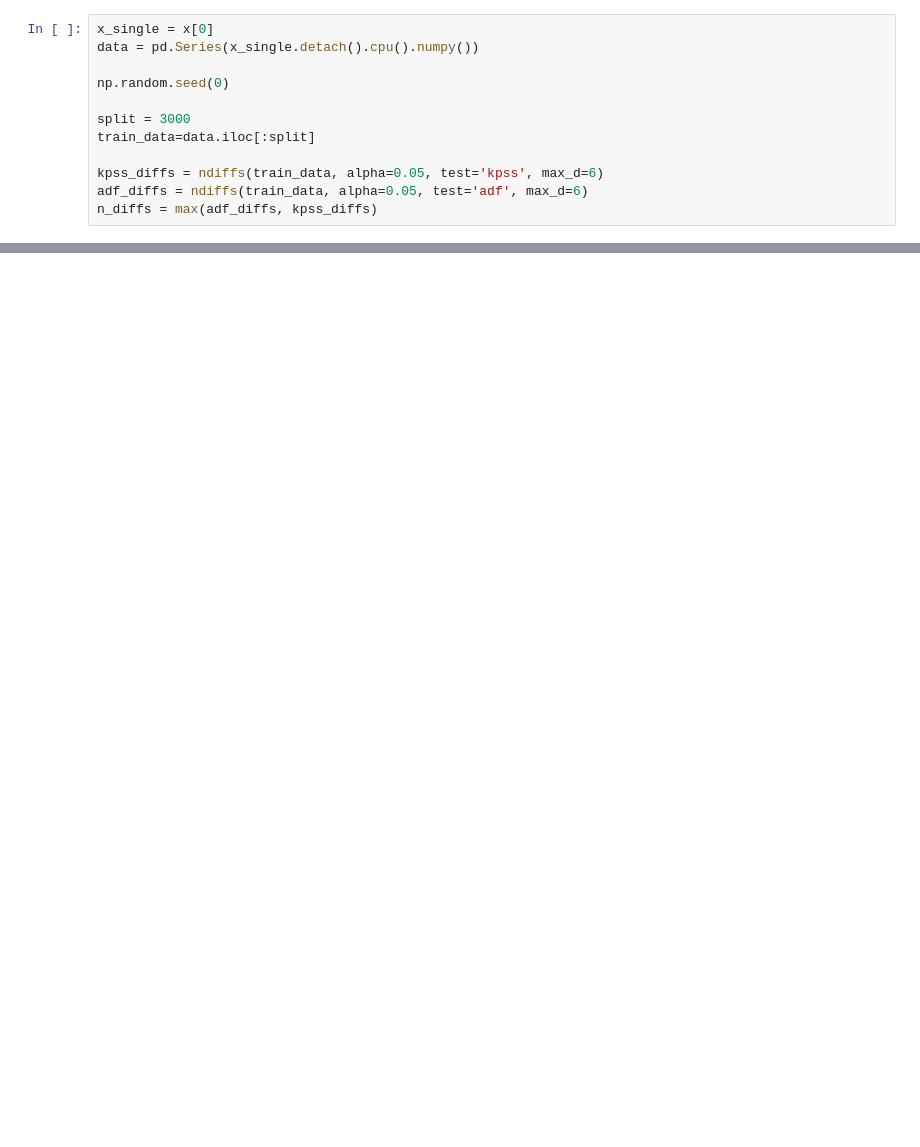
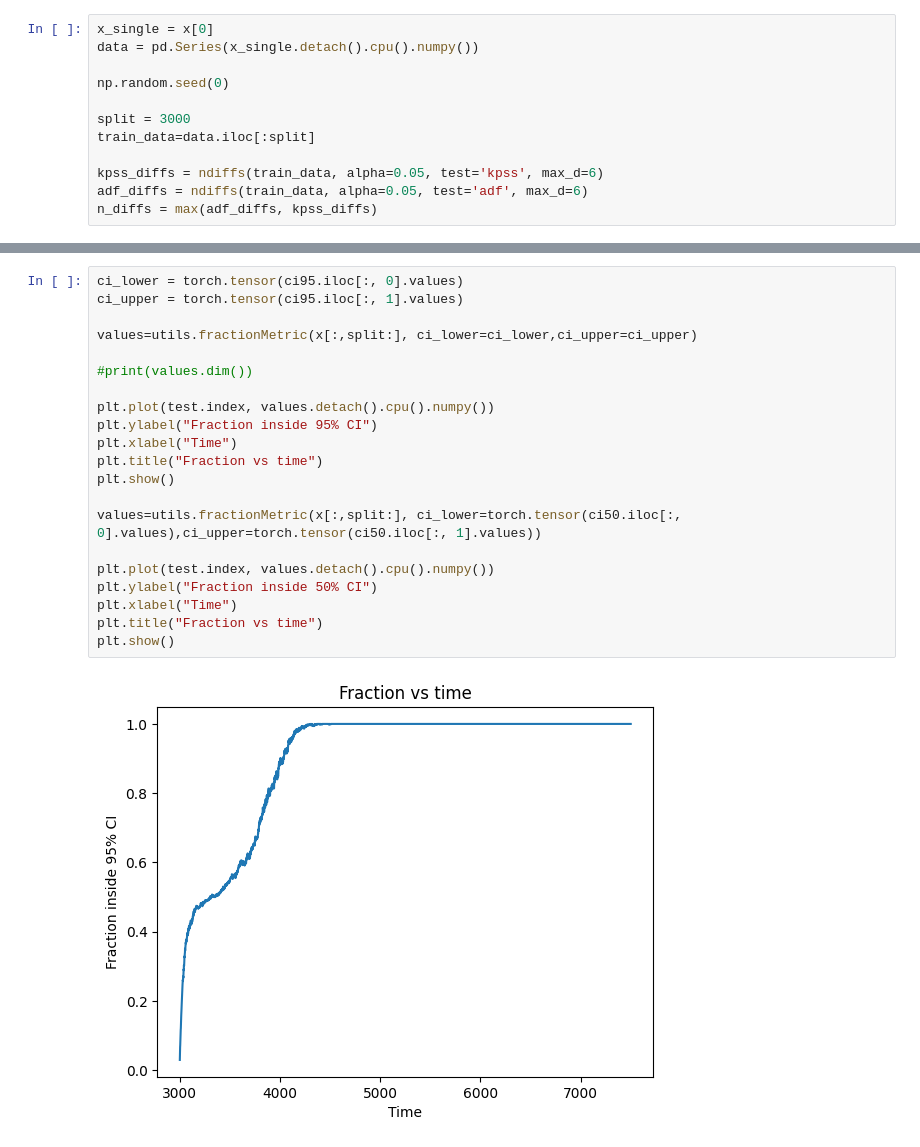
Before and after one commit to 12Mahmud99/ARIMA, a Jupyter notebook: arima_dw.ipynb, the cells around one changed output, grey strips where cells are left out. Saved outputs shown, nothing was run; the diff lists cells and outputs as text; blank space fills up the shorter version.

```diff
--- a/arima_dw.ipynb
+++ b/arima_dw.ipynb
@@ -97,0 +94,23 @@ plt.show()
+# %%
+ci_lower = torch.tensor(ci95.iloc[:, 0].values)
+ci_upper = torch.tensor(ci95.iloc[:, 1].values)
+
+values=utils.fractionMetric(x[:,split:], ci_lower=ci_lower,ci_upper=ci_upper)
+
+#print(values.dim())
+
+plt.plot(test.index, values.detach().cpu().numpy())
+plt.ylabel("Fraction inside 95% CI")
+plt.xlabel("Time")
+plt.title("Fraction vs time")
+plt.show()
+
+values=utils.fractionMetric(x[:,split:], ci_lower=torch.tensor(ci50.iloc[:, 0].values),ci_upper=torch.tensor(ci50.iloc[:, 1].values))
+
+plt.plot(test.index, values.detach().cpu().numpy())
+plt.ylabel("Fraction inside 50% CI")
+plt.xlabel("Time")
+plt.title("Fraction vs time")
+plt.show()
+# %% [output]
+[figure, added]
```
Also changed, not shown: parts of 3 cells of this notebook.
